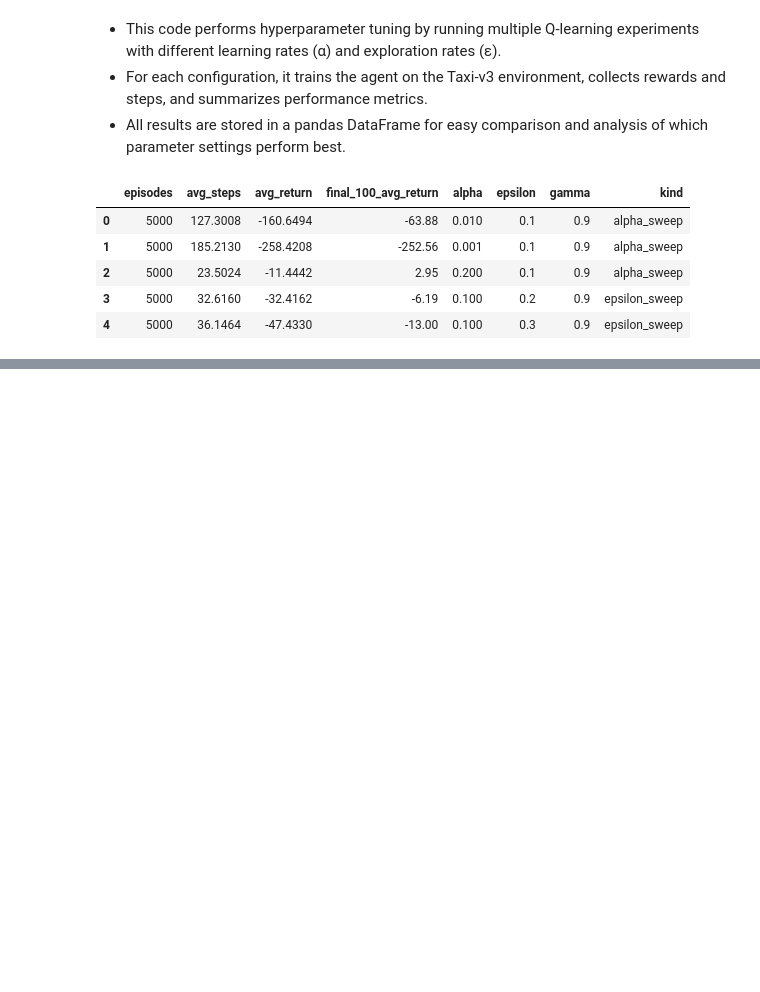
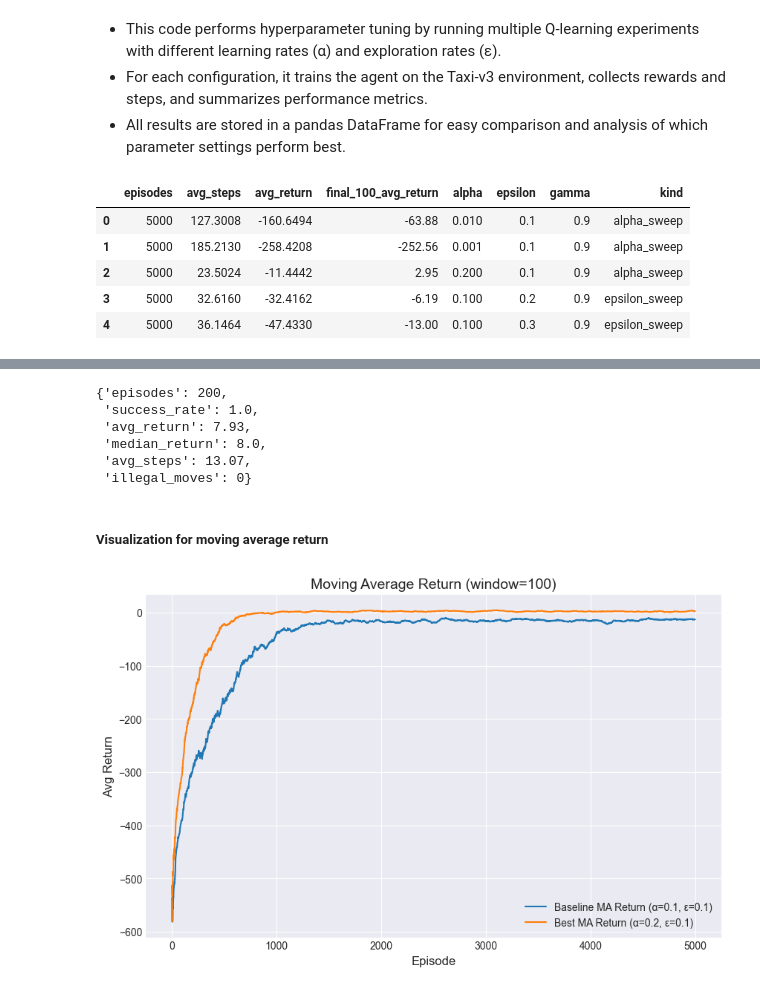
Before and after one commit to Reddy3001/Assignment-2-CSCN8020, a Jupyter notebook: Submission.ipynb, the cells around one changed output, grey strips where cells are left out. Drawn from its saved outputs; the diff is of its cells as text; code cells hidden in the pictures; blank space fills up the shorter version.

Commit message:
Added evaluation and visualization modules for the trained Q-learning agent.

```diff
--- a/Submission.ipynb
+++ b/Submission.ipynb
@@ -268,0 +272,8 @@ df_results
+# %%
+best = df_results.sort_values("final_100_avg_return", ascending=False).iloc[0]
+best_cfg = QConfig(alpha=float(best.alpha), gamma=float(best.gamma), epsilon=float(best.epsilon), episodes=5000, max_steps=200)
+best_agent = QAgent(n_states, n_actions, best_cfg)
+best_returns, best_steps, best_ma = run_training(env, best_agent)
+
+print("Best setting:", best.to_dict())
+print(f"Re-run avg return: {np.mean(best_returns):.2f}, avg steps: {np.mean(best_steps):.2f}")
@@ -268,0 +286,65 @@ df_results
+# %%
+import numpy as np
+import gymnasium as gym
+
+def evaluate_greedy(env, Q, episodes=200, max_steps=200):
+    success = 0
+    returns = []
+    steps_list = []
+    illegal_moves = 0
+
+    for _ in range(episodes):
+        s, info = env.reset()
+        total = 0
+        steps = 0
+        for t in range(max_steps):
+            a = int(np.argmax(Q[s]))
+            s2, r, terminated, truncated, info = env.step(a)
+            # count illegal moves (Taxi gives -10 only for illegal pickup/drop)
+            if r == -10:
+                illegal_moves += 1
+            total += r
+            steps += 1
+            s = s2
+            if terminated or truncated:
+                # terminated=True means passenger delivered (success)
+                if terminated:
+                    success += 1
+                break
+        returns.append(total)
+        steps_list.append(steps)
+    return {
+        "episodes": episodes,
+        "success_rate": success / episodes,
+        "avg_return": float(np.mean(returns)),
+        "median_return": float(np.median(returns)),
+        "avg_steps": float(np.mean(steps_list)),
+        "illegal_moves": int(illegal_moves),
+    }
+
+# Evaluate the BEST agent you re-ran in Step-5
+eval_env = gym.make("Taxi-v3")
+metrics = evaluate_greedy(eval_env, best_agent.Q, episodes=200)
+metrics
+# %% [output]
+{'episodes': 200,
+ 'success_rate': 1.0,
+ 'avg_return': 7.93,
+ 'median_return': 8.0,
+ 'avg_steps': 13.07,
+ 'illegal_moves': 0}
+# %% [markdown]
+##### Visualization for moving average return
+# %%
+import matplotlib.pyplot as plt
+
+plt.figure()
+plt.plot(ma, label="Baseline MA Return (α=0.1, ε=0.1)")
+plt.plot(best_ma, label="Best MA Return (α=0.2, ε=0.1)")
+plt.title("Moving Average Return (window=100)")
+plt.xlabel("Episode")
+plt.ylabel("Avg Return")
+plt.legend()
+plt.show()
+# %% [output]
+[figure, added]
```
Also changed, not shown: parts of 9 cells of this notebook, 2 other files.
